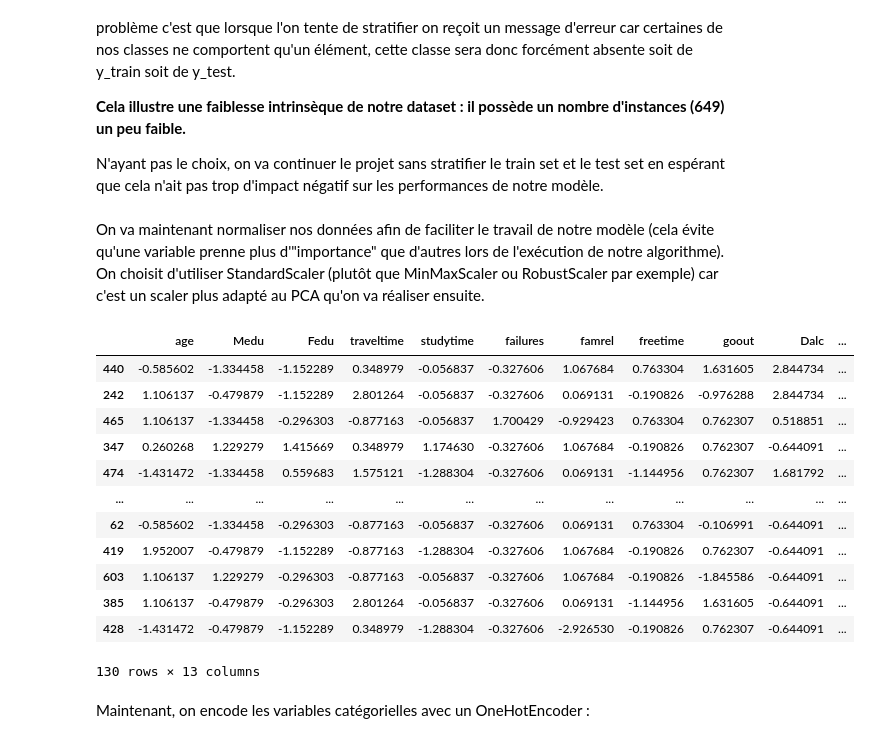
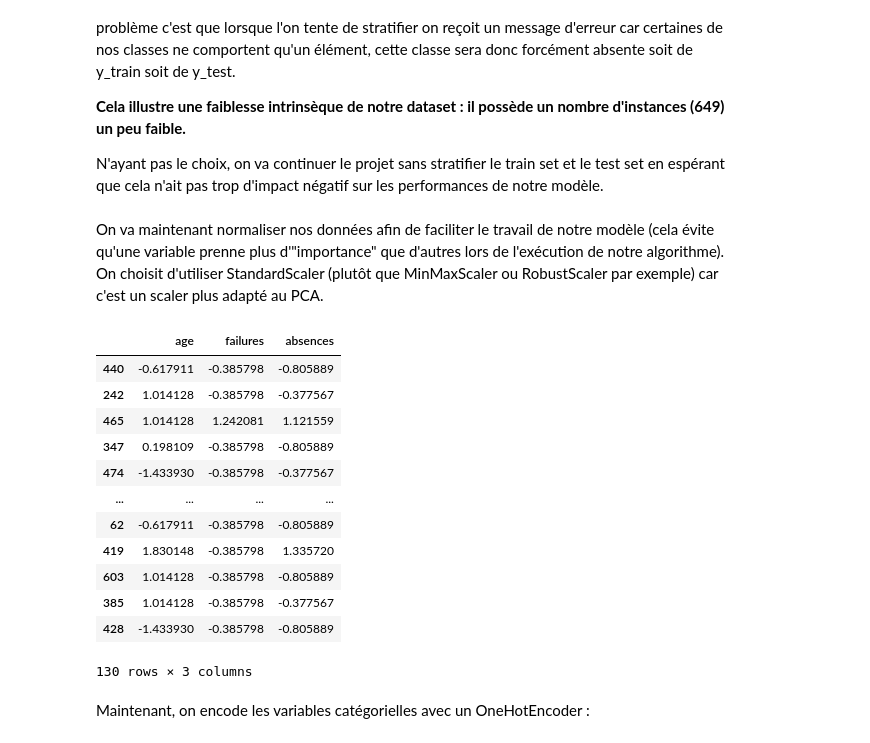
Before and after one commit to MarineDelabaere/Projet_ML_UE_AAA, a Jupyter notebook: ML_Project_UE_D_AAA.ipynb, the cells around one changed output. Cells and saved outputs as stored; diff of their text form; code cells hidden in the pictures.

```diff
--- a/ML_Project_UE_D_AAA.ipynb
+++ b/ML_Project_UE_D_AAA.ipynb
@@ -15,7 +11,6 @@ Saving student-por.csv to student-por.csv
 # %%
 import pandas as pd
-import io
-student_performance= pd.read_csv(io.BytesIO(uploaded['student-por.csv']), sep=";")
+student_performance= pd.read_csv("https://raw.githubusercontent.com/MarineDelabaere/Projet_ML_UE_AAA/main/student-por.csv" , sep=";")
 target_name = "G3"
 data = student_performance.drop(columns=target_name)
 target = student_performance[target_name]
@@ -265,35 +329,35 @@ N'ayant pas le choix, on va continuer le projet sans stratifier le train set et
 
 
 On va maintenant normaliser nos données afin de faciliter le travail de notre modèle (cela évite qu'une variable prenne plus d'"importance" que d'autres lors de l'exécution de notre algorithme).
-On choisit d'utiliser StandardScaler (plutôt que MinMaxScaler ou RobustScaler par exemple) car c'est un scaler plus adapté au PCA qu'on va réaliser ensuite.
+On choisit d'utiliser StandardScaler (plutôt que MinMaxScaler ou RobustScaler par exemple) car c'est un scaler plus adapté au PCA.
-# %%
-from sklearn.preprocessing import StandardScaler
-
-colonnes_numeriques = data.select_dtypes(include=['number'])
-numeric_columns = colonnes_numeriques.columns
-
-colonnes_categorielles=data.select_dtypes(include=['object'])
-categorical_columns =colonnes_categorielles.columns
-
-scaler = StandardScaler()
-X_train[numeric_columns] = scaler.fit_transform(X_train[numeric_columns])
-X_test[numeric_columns] = scaler.fit_transform(X_test[numeric_columns])
+# %%
+from sklearn.preprocessing import StandardScaler
+
+
+
+new_numerical_features = ["age", "failures", "absences"]
+new_categorical_features=["school", "sex", "address", "famsize", "Pstatus", "Mjob", "Fjob", "reason", "guardian", "schoolsup", "famsup", "paid", "activities", "nursery", "higher", "internet", "romantic"]
+
+
+scaler = StandardScaler()
+X_train[new_numerical_features] = scaler.fit_transform(X_train[new_numerical_features])
+X_test[new_numerical_features] = scaler.transform(X_test[new_numerical_features])
 # %%
-X_train[numeric_columns]
-X_test[numeric_columns]
+X_train[new_numerical_features]
+X_test[new_numerical_features]
 # %% [output]
-|  | age | Medu | Fedu | traveltime | studytime | failures | famrel | freetime | goout | Dalc | ... |
-| 440 | -0.585602 | -1.334458 | -1.152289 | 0.348979 | -0.056837 | -0.327606 | 1.067684 | 0.763304 | 1.631605 | 2.844734 | ... |
-| 242 | 1.106137 | -0.479879 | -1.152289 | 2.801264 | -0.056837 | -0.327606 | 0.069131 | -0.190826 | -0.976288 | 2.844734 | ... |
-| 465 | 1.106137 | -1.334458 | -0.296303 | -0.877163 | -0.056837 | 1.700429 | -0.929423 | 0.763304 | 0.762307 | 0.518851 | ... |
-| 347 | 0.260268 | 1.229279 | 1.415669 | 0.348979 | 1.174630 | -0.327606 | 1.067684 | -0.190826 | 0.762307 | -0.644091 | ... |
-| 474 | -1.431472 | -1.334458 | 0.559683 | 1.575121 | -1.288304 | -0.327606 | 0.069131 | -1.144956 | 0.762307 | 1.681792 | ... |
-| ... | ... | ... | ... | ... | ... | ... | ... | ... | ... | ... | ... |
-| 62 | -0.585602 | -1.334458 | -0.296303 | -0.877163 | -0.056837 | -0.327606 | 0.069131 | 0.763304 | -0.106991 | -0.644091 | ... |
-| 419 | 1.952007 | -0.479879 | -1.152289 | -0.877163 | -1.288304 | -0.327606 | 1.067684 | -0.190826 | 0.762307 | -0.644091 | ... |
-| 603 | 1.106137 | 1.229279 | -0.296303 | -0.877163 | -0.056837 | -0.327606 | 1.067684 | -0.190826 | -1.845586 | -0.644091 | ... |
-| 385 | 1.106137 | -0.479879 | -0.296303 | 2.801264 | -0.056837 | -0.327606 | 0.069131 | -1.144956 | 1.631605 | -0.644091 | ... |
-| 428 | -1.431472 | -0.479879 | -1.152289 | 0.348979 | -1.288304 | -0.327606 | -2.926530 | -0.190826 | 0.762307 | -0.644091 | ... |
+|  | age | failures | absences |
+| 440 | -0.617911 | -0.385798 | -0.805889 |
+| 242 | 1.014128 | -0.385798 | -0.377567 |
+| 465 | 1.014128 | 1.242081 | 1.121559 |
+| 347 | 0.198109 | -0.385798 | -0.805889 |
+| 474 | -1.433930 | -0.385798 | -0.377567 |
+| ... | ... | ... | ... |
+| 62 | -0.617911 | -0.385798 | -0.805889 |
+| 419 | 1.830148 | -0.385798 | 1.335720 |
+| 603 | 1.014128 | -0.385798 | -0.805889 |
+| 385 | 1.014128 | -0.385798 | -0.377567 |
+| 428 | -1.433930 | -0.385798 | -0.805889 |
-130 rows × 13 columns
+130 rows × 3 columns
 # %% [markdown]
 Maintenant, on encode les variables catégorielles avec un OneHotEncoder :
```
Also changed, not shown: parts of 46 cells of this notebook.
